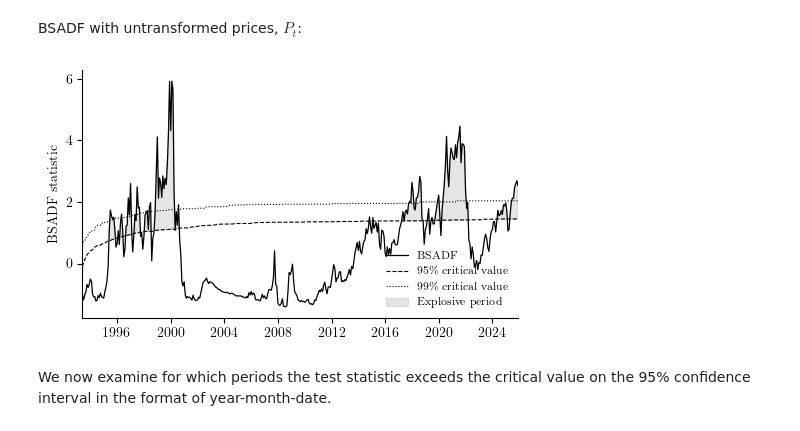
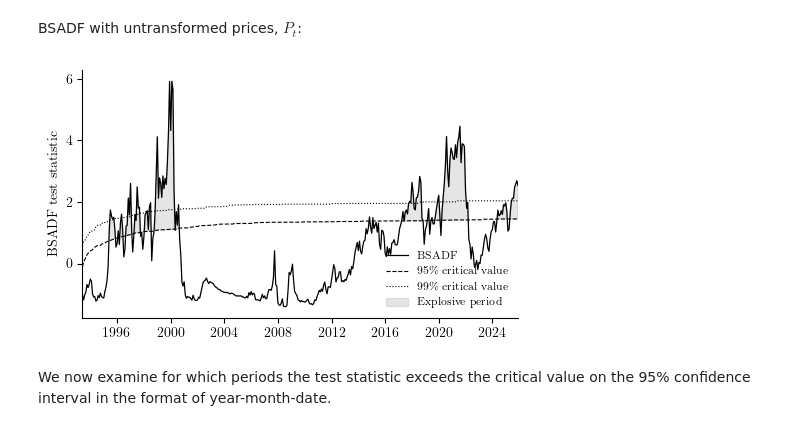
Before and after one commit to emilfriis/Bachelor, a Jupyter notebook: empirical/nasdaq100_deflated/nasdaq100_deflated.ipynb, the cells around one changed output. Saved outputs shown, nothing was run; the diff lists cells and outputs as text; code cells hidden in the pictures.

Commit message:
opdatering y-akse titel BSADF

```diff
--- a/empirical/nasdaq100_deflated/nasdaq100_deflated.ipynb
+++ b/empirical/nasdaq100_deflated/nasdaq100_deflated.ipynb
@@ -249,35 +246,35 @@ plt.plot(t, bsadf_cv["95%"],
 
 plt.plot(t, bsadf_cv["99%"],
          color='black', linewidth=0.8, ls=':',
          label='99\\% critical value')
 
 plt.fill_between(t, # optional shading of explosive periods for 95% cv
                  bsadf_stat["bsadf"],
                  bsadf_cv["95%"],
                  where=(bsadf_stat["bsadf"] > bsadf_cv["95%"]),
                  color='grey',
                  alpha=0.2,
                  label='Explosive period')
 
 # labels
-plt.ylabel('BSADF statistic')
+plt.ylabel('BSADF test statistic')
 
 # formatting
 plt.tight_layout()
 #plt.grid(True, alpha=0.5, linestyle='--')
 plt.legend(frameon=False, loc='lower right', fontsize=8)
 
 plt.xlim(t.min(), t.max())
 
 # cleaner axes
 plt.gca().spines['top'].set_visible(False)
 plt.gca().spines['right'].set_visible(False)
 
 # save
 plt.savefig("plots/nasdaq_deflated_index100_bsadf.pdf", bbox_inches="tight")
 plt.show()
 # %% [output]
-[figure, old version]
+[figure, new version]
 # %% [markdown]
 We now examine for which periods the test statistic exceeds the critical value on the 95% confidence interval in the format of year-month-date.
 # %%
```
Also changed, not shown: parts of 2 cells of this notebook, 5 other files.
